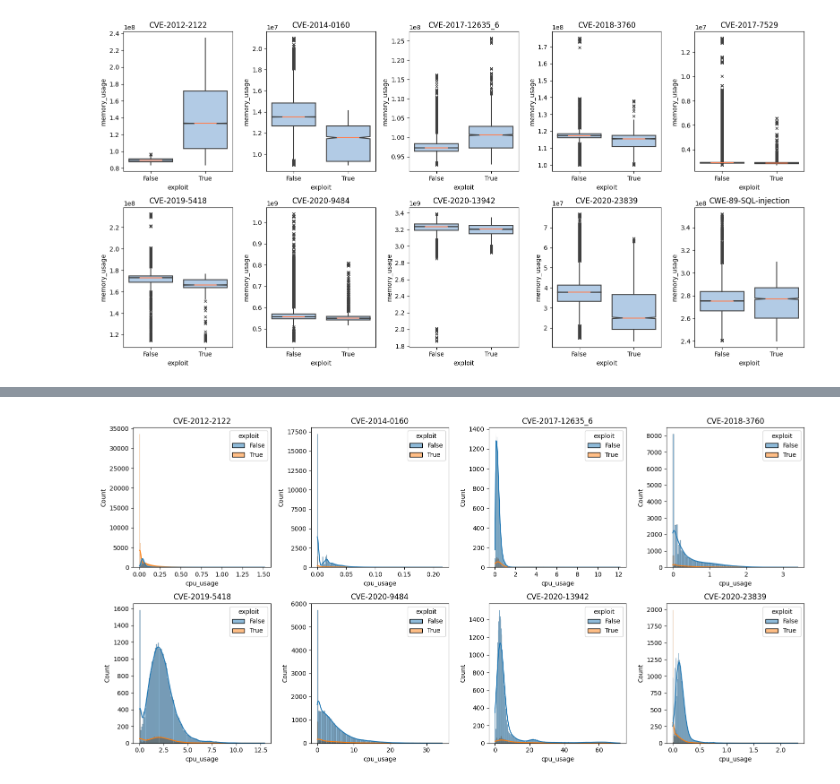
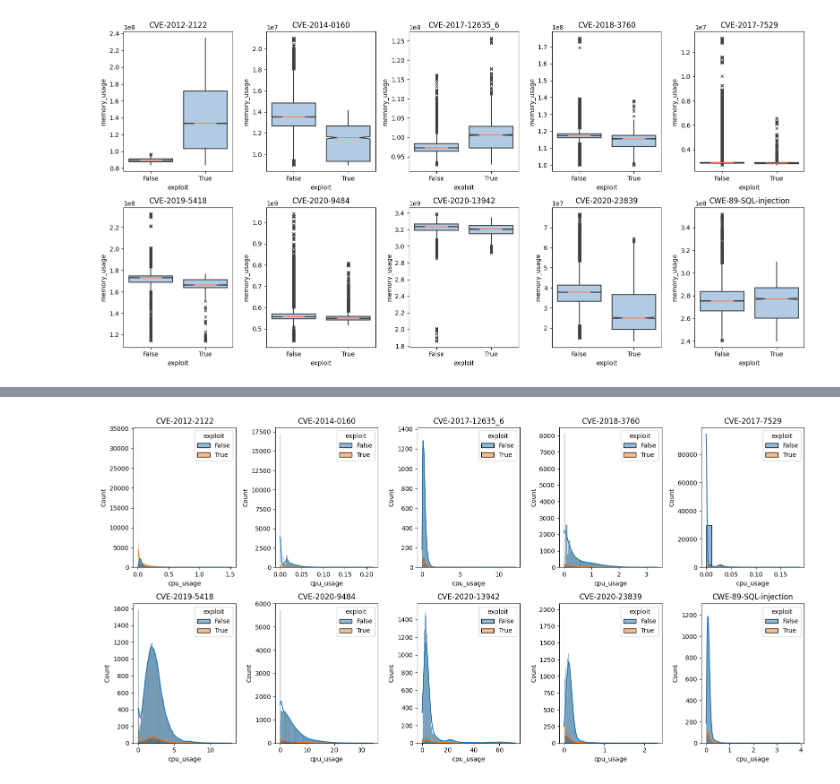
Before and after one commit to Janalytics94/anomaly-detection-software, a Jupyter notebook: src/notebooks/EDA.ipynb, the cells around one changed output, grey strips where cells are left out. Saved outputs shown, nothing was run; the diff lists cells and outputs as text; code cells hidden in the pictures.

```diff
--- a/src/notebooks/EDA.ipynb
+++ b/src/notebooks/EDA.ipynb
@@ -1003,33 +1003,41 @@ fig.savefig("../../src/plots/BOXPLOTS_cpu_usage_sceanrios_test.png")
 # %%
 # Histplots CPU Usage
-fig, axes  = plt.subplots(2,4, sharex=False, figsize=(16,8))
+fig, axes  = plt.subplots(2,5, sharex=False, figsize=(16,8))
 sns.histplot(data=test[test['scenario']=='CVE-2012-2122'], x='cpu_usage', kde=True, hue='exploit', ax=axes[0,0])
 axes[0,0].title.set_text('CVE-2012-2122')
 
 sns.histplot(data=test[test['scenario']=='CVE-2014-0160'], x='cpu_usage', kde=True, hue='exploit',ax=axes[0,1])
 axes[0,1].title.set_text('CVE-2014-0160')
 
 sns.histplot(data=test[test['scenario']=='CVE-2017-12635_6'], x='cpu_usage', kde=True, hue='exploit',ax=axes[0,2])
 axes[0,2].title.set_text('CVE-2017-12635_6')
 
 sns.histplot(data=test[test['scenario']=='CVE-2018-3760'], x='cpu_usage', kde=True, hue='exploit',ax=axes[0,3])
 axes[0,3].title.set_text('CVE-2018-3760')
 
+sns.histplot(data=test[test['scenario']=='CVE-2017-7529'], x='cpu_usage', kde=True, hue='exploit', ax=axes[0,4])
+axes[0,4].title.set_text('CVE-2017-7529')
+
 sns.histplot(data=test[test['scenario']=='CVE-2019-5418'], x='cpu_usage', kde=True, hue='exploit',ax=axes[1,0])
 axes[1,0].title.set_text('CVE-2019-5418')
 
 sns.histplot(data=test[test['scenario']=='CVE-2020-9484'], x='cpu_usage', kde=True, hue='exploit',ax=axes[1,1])
 axes[1,1].title.set_text('CVE-2020-9484')
 
 sns.histplot(data=test[test['scenario']=='CVE-2020-13942'], x='cpu_usage', kde=True, hue='exploit',ax=axes[1,2])
 axes[1,2].title.set_text('CVE-2020-13942')
 
 sns.histplot(data=test[test['scenario']=='CVE-2020-23839'], x='cpu_usage', kde=True, hue='exploit',ax=axes[1,3])
 axes[1,3].title.set_text('CVE-2020-23839')
+
+sns.histplot(data=test[test['scenario']=='CWE-89-SQL-injection'], x='cpu_usage', kde=True, hue='exploit', ax=axes[1,4])
+axes[1,4].title.set_text('CWE-89-SQL-injection')
+
+
 fig.tight_layout()
 plt.show()
 fig.savefig("../../src/plots/Histplots_cpu_usage_sceanrios_test.png")
 # %% [output]
-[figure, old version]
+[figure, new version]
 # %%
 # Histplots Memory Usage
```
Also changed, not shown: parts of 2 cells of this notebook, 9 other files.
